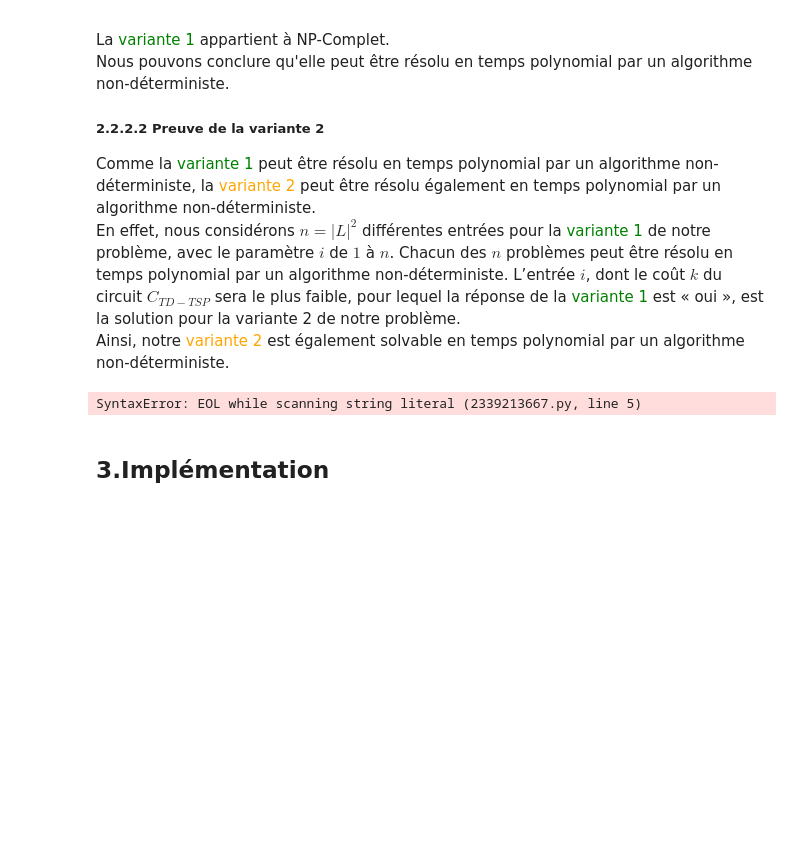
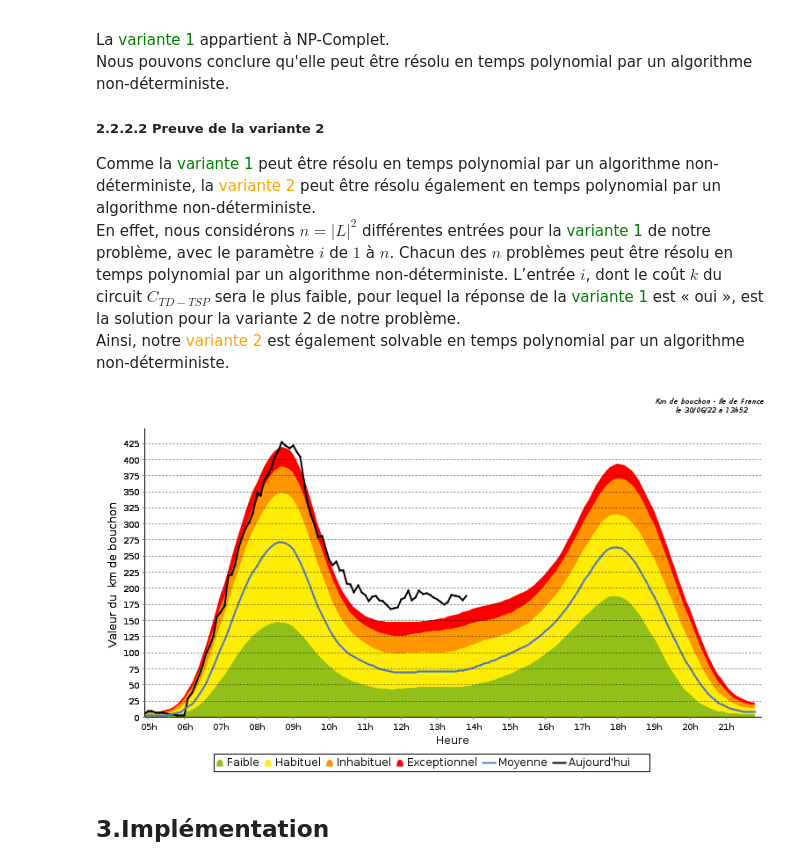
Before and after one commit to SnipeDragons/Algo-Livrable-1, a Jupyter notebook: Livrable_final.ipynb, the cells around one changed output. Saved outputs shown, nothing was run; the diff lists cells and outputs as text; code cells hidden in the pictures; blank space fills up the shorter version.

```diff
--- a/Livrable_final.ipynb
+++ b/Livrable_final.ipynb
@@ -181,18 +181,18 @@ Ainsi, notre <span style="color:orange">variante 2</span> est également solvabl
 # %%
 import requests
 import bs4
 from IPython import display
 
-raw_html = requests.get("http://www.sytadin.fr/sys/barometre_courbe_cumul.jsp.html%22)
+raw_html = requests.get("http://www.sytadin.fr/sys/barometre_courbe_cumul.jsp.html")
 soup = bs4.BeautifulSoup(raw_html.text, features="html.parser")
 
 elem = soup.find(name="img", attrs={"alt":"Courbe du cumul de bouchon"})
 img_path = elem.get("src")
-img_data = requests.get(f"http://www.sytadin.fr/%7Bimg_path%7D%22).content
+img_data = requests.get(f"http://www.sytadin.fr{img_path}").content
 
 display.display(display.Image(img_data))
 # %% [output]
-SyntaxError: EOL while scanning string literal (2339213667.py, line 5)
+[figure, added]
 # %% [markdown]
 ## 3.Implémentation
 # %% [markdown]
```
Also changed, not shown: parts of 4 cells of this notebook.
